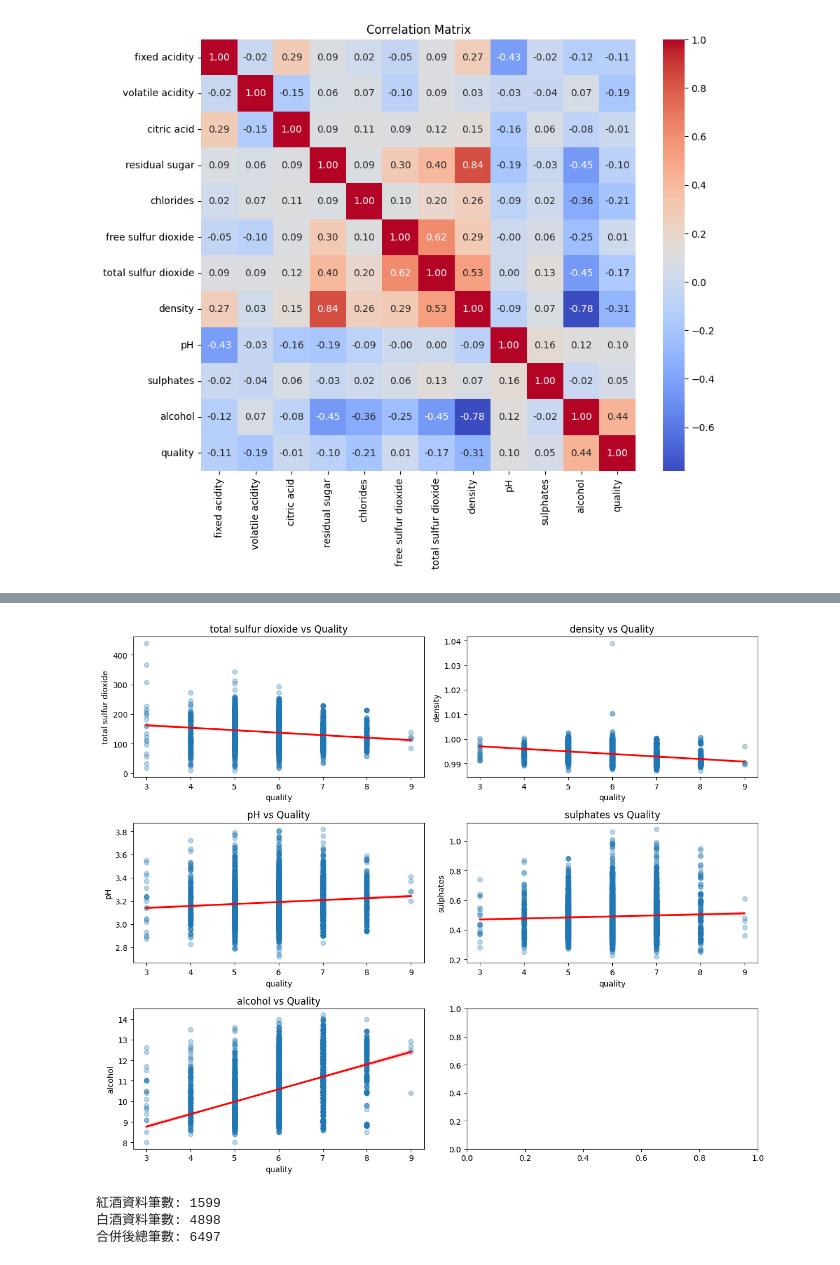
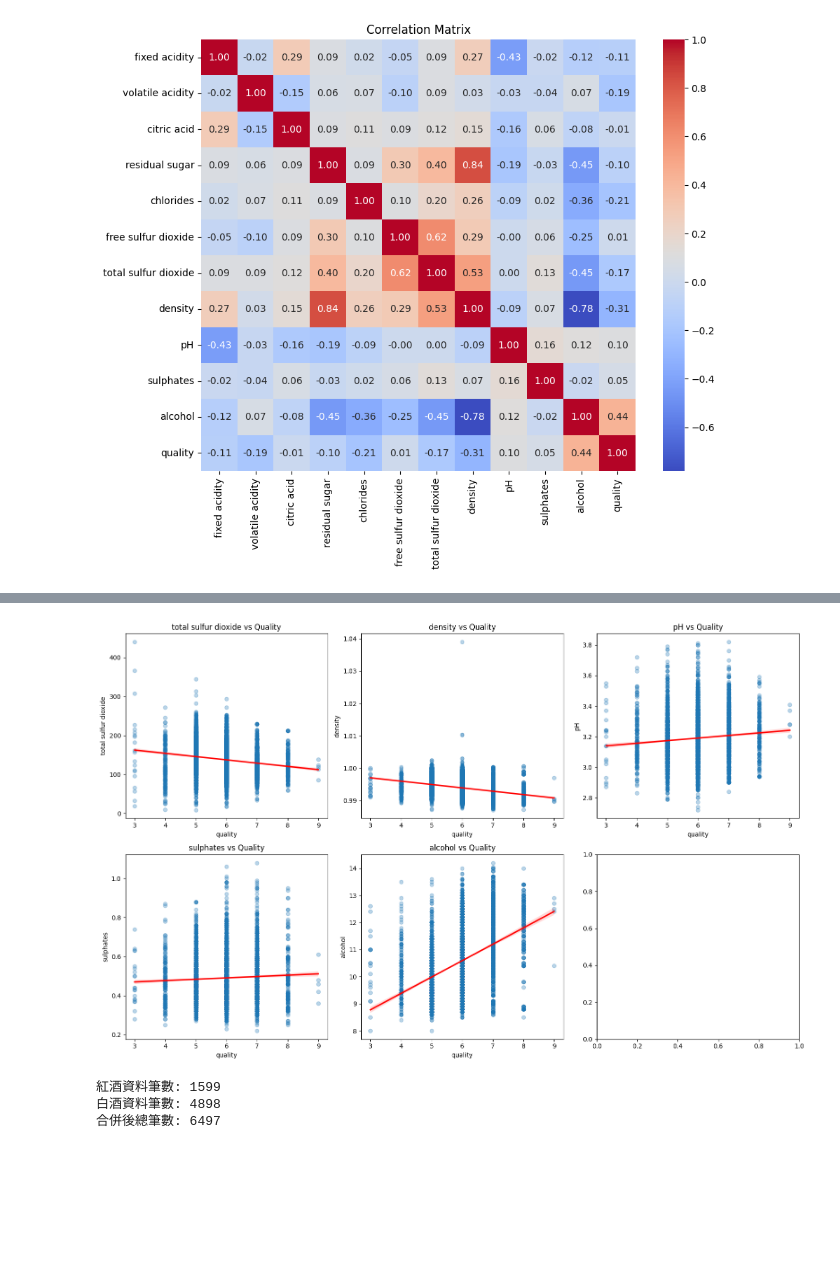
Before and after one commit to 110912010/tibame-gad258-07, a Jupyter notebook: index.ipynb, the cells around one changed output, grey strips where cells are left out. Cells and saved outputs as stored; diff of their text form; code cells hidden in the pictures; blank space fills up the shorter version.

```diff
--- a/index.ipynb
+++ b/index.ipynb
@@ -37,10 +37,10 @@ plt.show()
 # 挑選欄位
 cols_to_plot = ['total sulfur dioxide', 'density', 'pH','sulphates', 'alcohol']
 
-# 建立 3x2 的畫布
-fig, axes = plt.subplots(3, 2, figsize=(12, 10))
+# 建立 2x3 的畫布
+fig, axes = plt.subplots(2, 3, figsize=(16, 10))
 
-# 將 3x2 的矩陣展開成一維，方便迴圈讀取
+# 將 2x3 的矩陣展開成一維，方便迴圈讀取
 axes = axes.flatten()
 
 for i, col in enumerate(cols_to_plot):
@@ -55,22 +55,22 @@ plt.show()
 # %%
 # 挑選欄位
 cols_to_plot = ['total sulfur dioxide', 'density', 'pH','sulphates', 'alcohol']
 
-# 建立 3x2 的畫布
-fig, axes = plt.subplots(3, 2, figsize=(12, 10))
+# 建立 2x3 的畫布
+fig, axes = plt.subplots(2,3, figsize=(16, 10))
 
-# 將 3x2 的矩陣展開成一維，方便迴圈讀取
+# 將 2x3 的矩陣展開成一維，方便迴圈讀取
 axes = axes.flatten()
 
 for i, col in enumerate(cols_to_plot):
     sns.regplot(x='quality', y=col, data=df_white, ax=axes[i],
                 scatter_kws={'alpha':0.3}, line_kws={'color':'red'})
     axes[i].set_title(f'{col} vs Quality')
 
 plt.tight_layout()
 plt.show()
 # %% [output]
-[figure, old version]
+[figure, new version]
 # %%
 # 讀取兩個檔案
 df_red = pd.read_csv('winequality-red.csv', sep=';')
```
Also changed, not shown: parts of 2 cells of this notebook.
